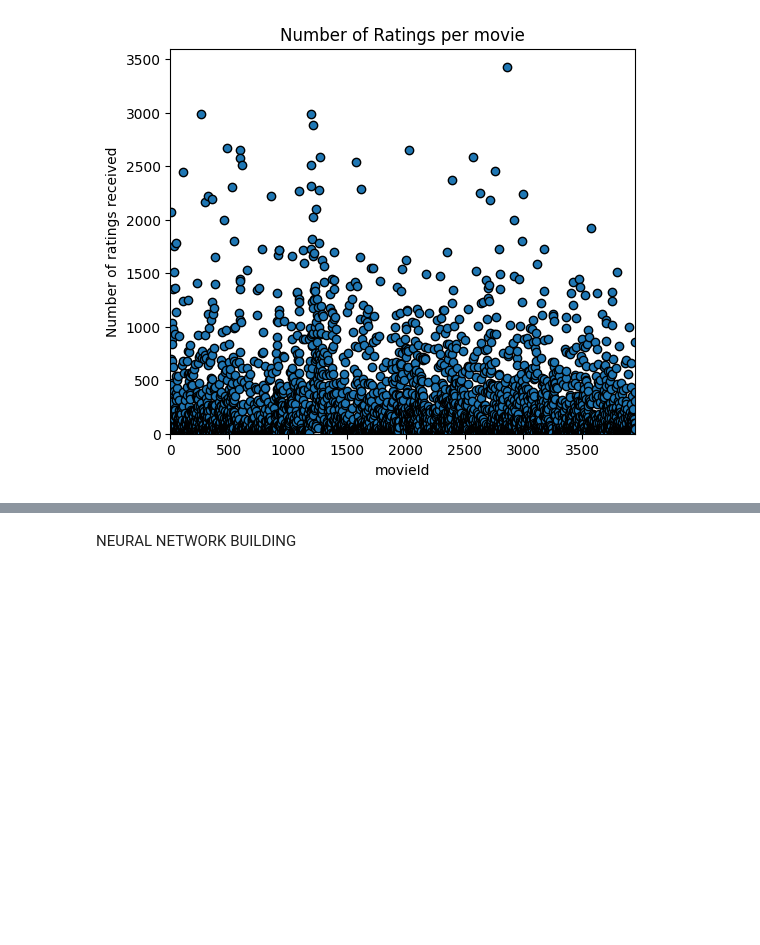
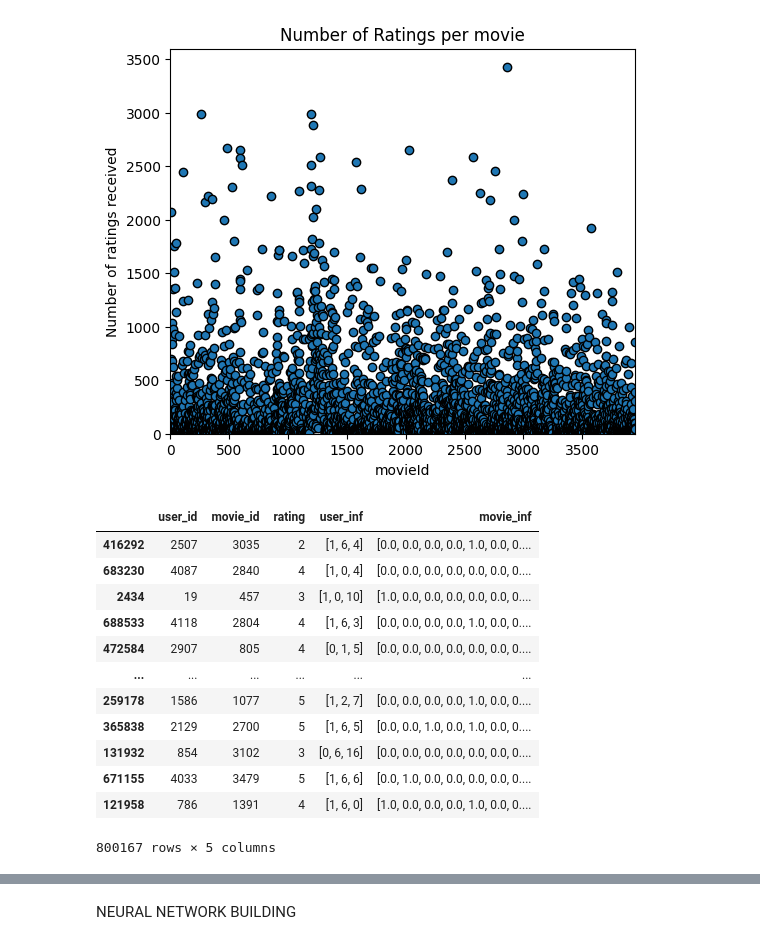
Before and after one commit to nnkhanhn/Recommendation-systems, a Jupyter notebook: Neural_Collaborative filtering.ipynb, the cells around one changed output, grey strips where cells are left out. Drawn from its saved outputs; the diff is of its cells as text; code cells hidden in the pictures; blank space fills up the shorter version.

```diff
--- a/Neural_Collaborative filtering.ipynb
+++ b/Neural_Collaborative filtering.ipynb
@@ -154,0 +243,16 @@ train, test = train_test_split(ratings, test_size= 0.2, random_state= 42)
+# %%
+train
+# %% [output]
+|  | user_id | movie_id | rating | user_inf | movie_inf |
+| 416292 | 2507 | 3035 | 2 | [1, 6, 4] | [0.0, 0.0, 0.0, 0.0, 1.0, 0.0, 0.... |
+| 683230 | 4087 | 2840 | 4 | [1, 0, 4] | [0.0, 0.0, 0.0, 0.0, 0.0, 0.0, 0.... |
+| 2434 | 19 | 457 | 3 | [1, 0, 10] | [1.0, 0.0, 0.0, 0.0, 0.0, 0.0, 0.... |
+| 688533 | 4118 | 2804 | 4 | [1, 6, 3] | [0.0, 0.0, 0.0, 0.0, 1.0, 0.0, 0.... |
+| 472584 | 2907 | 805 | 4 | [0, 1, 5] | [0.0, 0.0, 0.0, 0.0, 0.0, 0.0, 0.... |
+| ... | ... | ... | ... | ... | ... |
+| 259178 | 1586 | 1077 | 5 | [1, 2, 7] | [0.0, 0.0, 0.0, 0.0, 1.0, 0.0, 0.... |
+| 365838 | 2129 | 2700 | 5 | [1, 6, 5] | [0.0, 0.0, 1.0, 0.0, 1.0, 0.0, 0.... |
+| 131932 | 854 | 3102 | 3 | [0, 6, 16] | [0.0, 0.0, 0.0, 0.0, 0.0, 0.0, 0.... |
+| 671155 | 4033 | 3479 | 5 | [1, 6, 6] | [0.0, 1.0, 0.0, 0.0, 0.0, 0.0, 0.... |
+| 121958 | 786 | 1391 | 4 | [1, 6, 0] | [1.0, 0.0, 0.0, 0.0, 1.0, 0.0, 0.... |
+800167 rows × 5 columns
```
Also changed, not shown: parts of 17 cells of this notebook, 7 other files.
